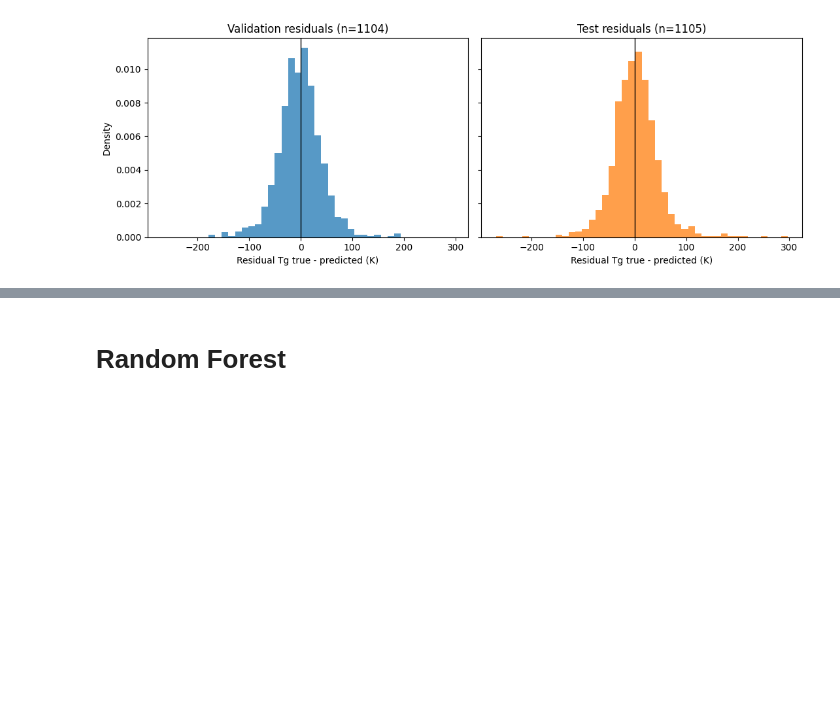
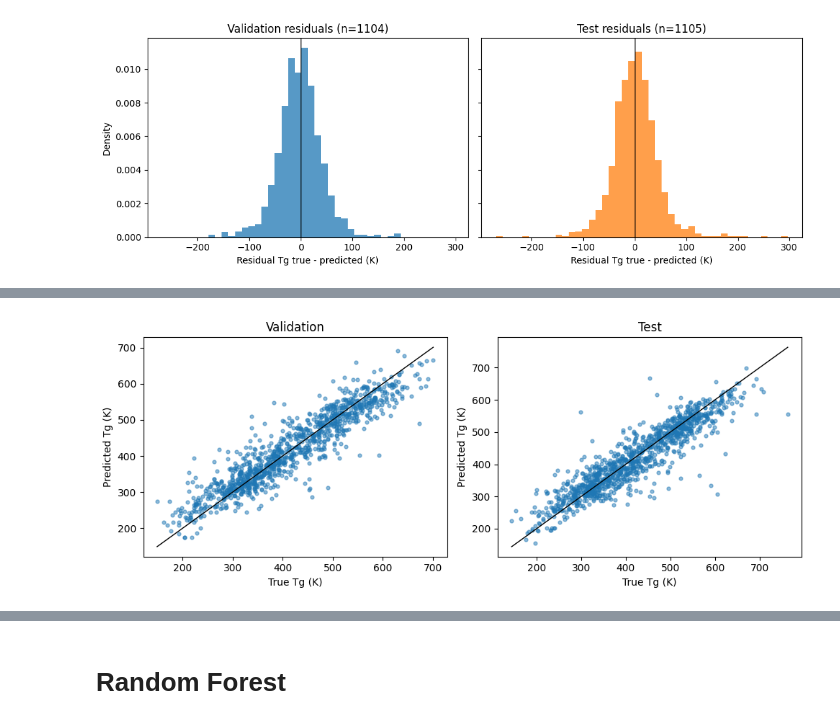
Before and after one commit to sermetsim/AI4Chem, a Jupyter notebook: notebooks/02_ridge_baseline_comparison.ipynb, the cells around one changed output, grey strips where cells are left out. Cells and saved outputs as stored; diff of their text form; code cells hidden in the pictures; blank space fills up the shorter version.

```diff
--- a/notebooks/02_ridge_baseline_comparison.ipynb
+++ b/notebooks/02_ridge_baseline_comparison.ipynb
@@ -284,0 +300,9 @@ plt.show()
+# %%
+best_result = min(elastic_net_results, key=lambda result: result["rmse_validation"])
+best_alpha = best_result["alpha"]
+best_l1_ratio = best_result["l1_ratio"]
+
+print("Best alpha by validation RMSE:", best_alpha)
+print("Best l1_ratio by validation RMSE:", best_l1_ratio)
+for key, value in best_result.items():
+    print(f"{key}: {value:.4f}")
@@ -284,0 +370,22 @@ plt.show()
+# %%
+best_model = ElasticNetModel(alpha=best_alpha, l1_ratio=best_l1_ratio)
+y_pred_validation, y_pred_test = fit_and_predict(best_model, X_train, y_train, X_validation, X_test)
+
+fig, axes = plt.subplots(1, 2, figsize=(10, 4))
+
+for ax, y_true, y_pred, title in [
+    (axes[0], y_validation, y_pred_validation, "Validation"),
+    (axes[1], y_test, y_pred_test, "Test"),
+]:
+    ax.scatter(y_true, y_pred, s=12, alpha=0.5)
+    low = min(y_true.min(), y_pred.min())
+    high = max(y_true.max(), y_pred.max())
+    ax.plot([low, high], [low, high], color="black", linewidth=1)
+    ax.set_xlabel("True Tg (K)")
+    ax.set_ylabel("Predicted Tg (K)")
+    ax.set_title(title)
+
+plt.tight_layout()
+plt.show()
+# %% [output]
+[figure, added]
```
Also changed, not shown: parts of 10 cells of this notebook, 3 other files.
